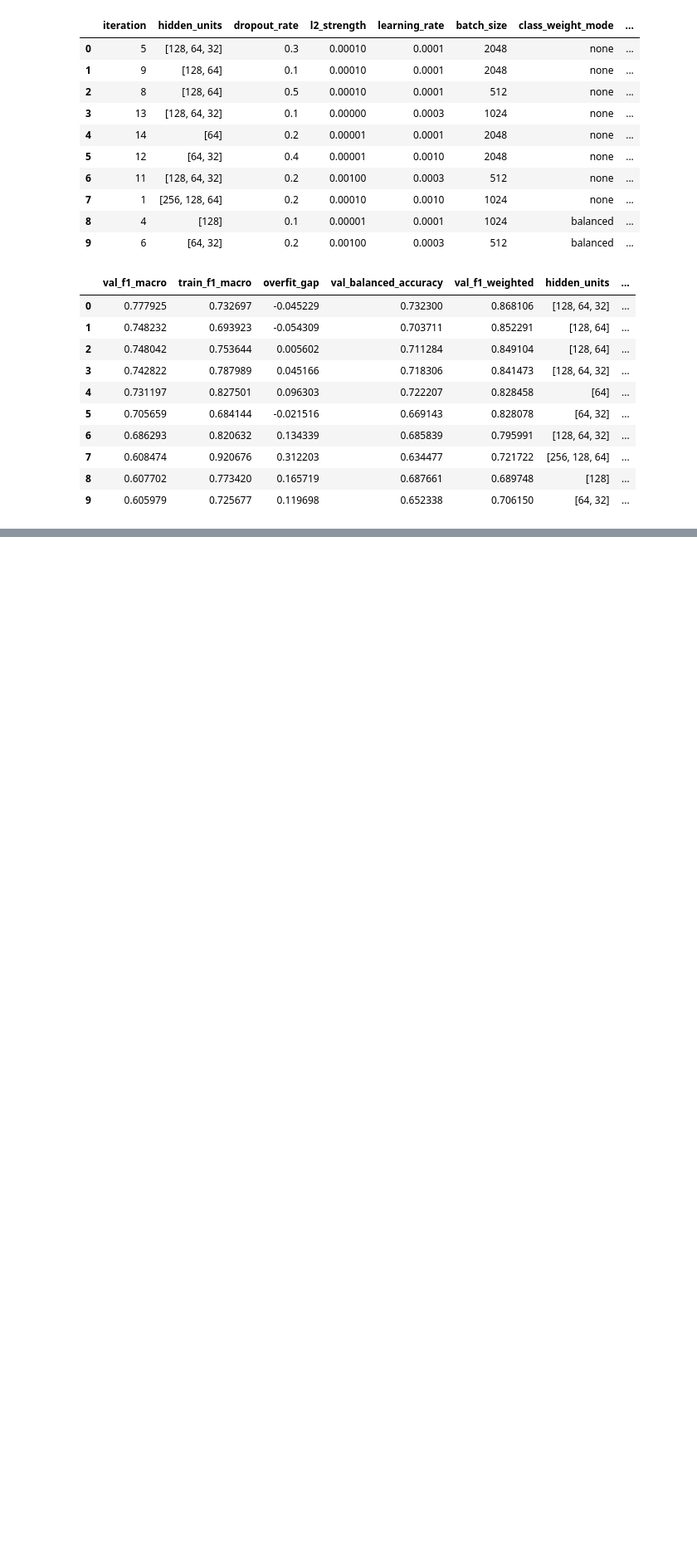
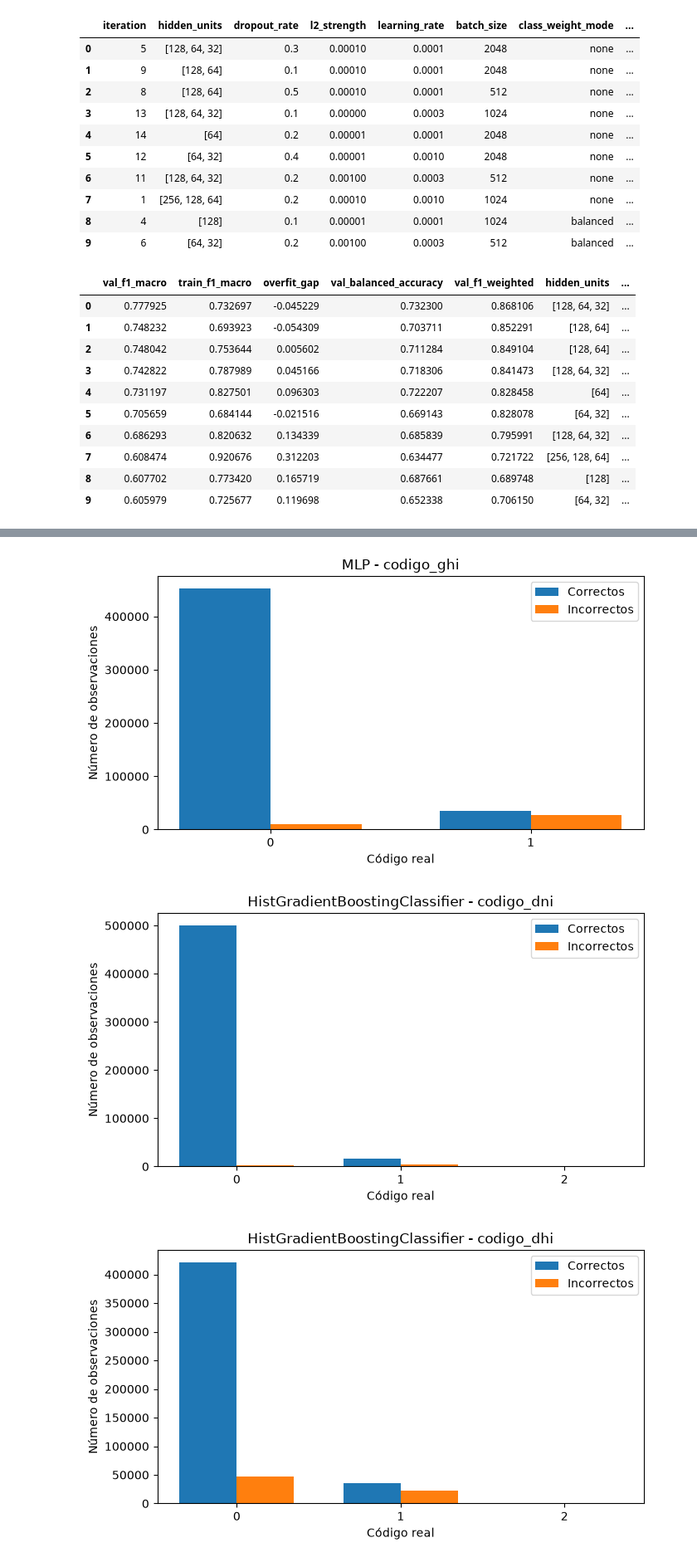
Before and after one commit to zacariasct4/TFM_IEBS, a Jupyter notebook: notebooks/15_model_selection_optimization.ipynb, the cells around one changed output, grey strips where cells are left out. Shown at 83% size. Cells and saved outputs as stored; diff of their text form; code cells hidden in the pictures; blank space fills up the shorter version.

```diff
--- a/notebooks/15_model_selection_optimization.ipynb
+++ b/notebooks/15_model_selection_optimization.ipynb
@@ -2226,0 +2414,16 @@ display(
+# %%
+final_train_df = convert_model_dtypes(
+    train_df.drop(columns=["mes_validation"])
+)
+
+final_test_df = convert_model_dtypes(
+    test_df
+)
+
+print(
+    f"Final train 2024: {final_train_df.shape}"
+)
+
+print(
+    f"Final test 2023:  {final_test_df.shape}"
+)
@@ -2226,0 +3006,17 @@ display(
+# %%
+for target in TARGETS:
+
+    plot_correct_predictions_by_class(
+        test_df=final_test_df,
+        predictions={
+            target: final_predictions[target]
+        },
+        targets=[target],
+        model_name=final_model_data[
+            target
+        ]["model_name"]
+    )
+# %% [output]
+[figure, added]
+[figure, added]
+[figure, added]
```
Also changed, not shown: parts of 86 cells of this notebook, 22 other files.
